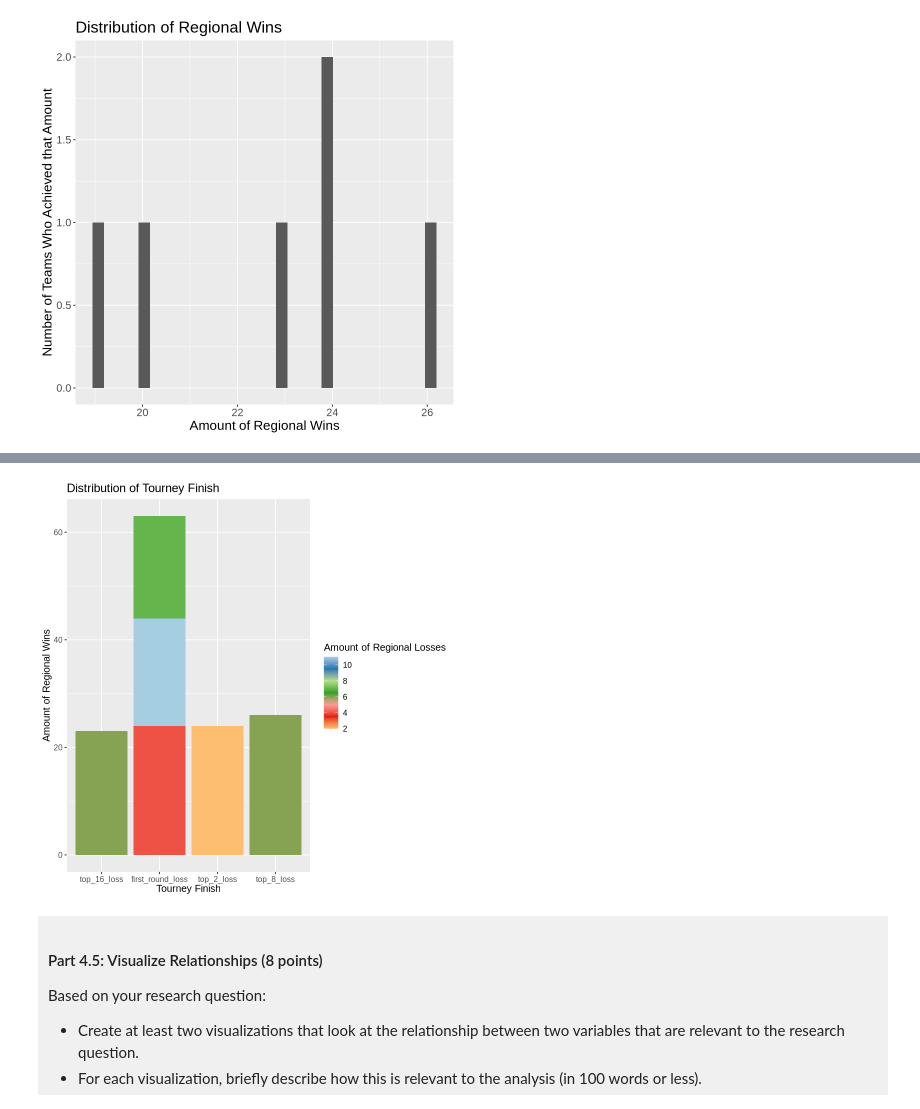
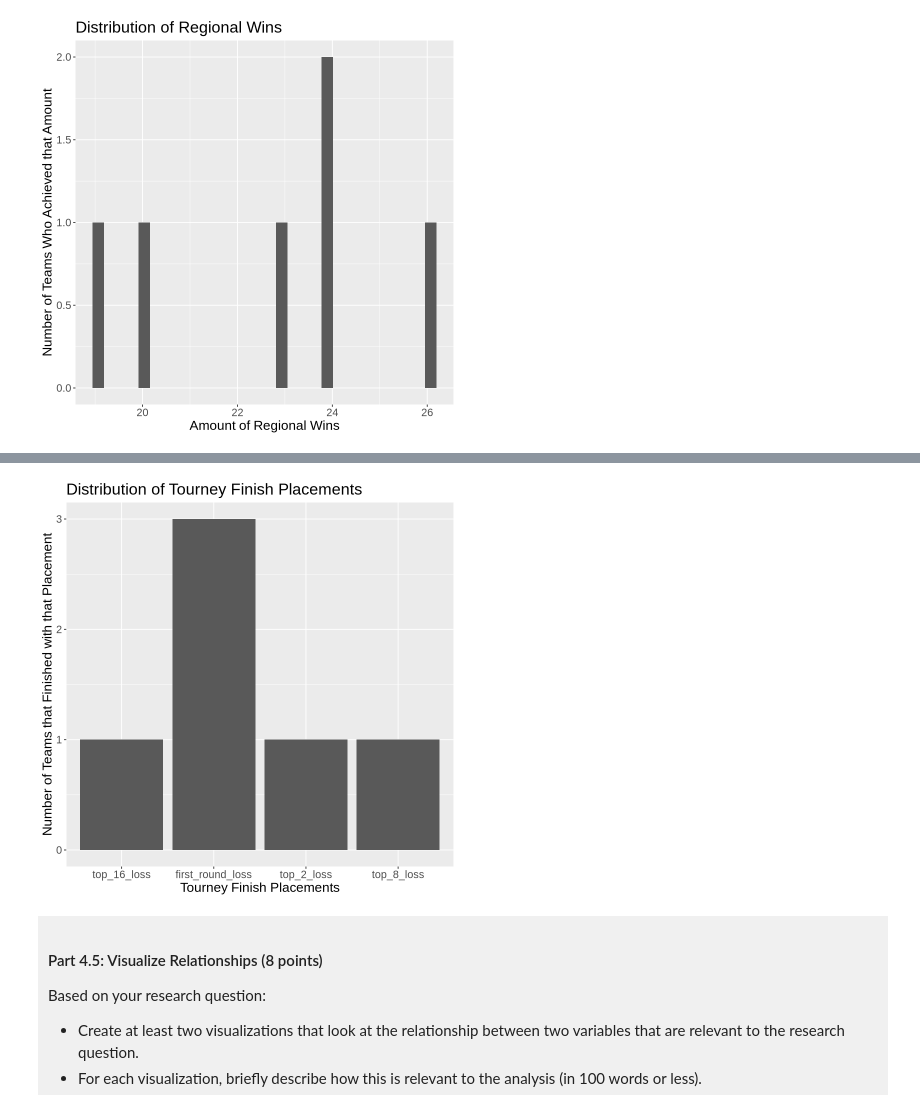
Before and after one commit to melodyl000/DSCI-Project-Melody, a Jupyter notebook: dsci-100-project-notebook.ipynb, the cells around one changed output, grey strips where cells are left out. Saved outputs shown, nothing was run; the diff lists cells and outputs as text; code cells hidden in the pictures.

```diff
--- a/dsci-100-project-notebook.ipynb
+++ b/dsci-100-project-notebook.ipynb
@@ -312,9 +307,9 @@ display.brewer.all(colorblindFriendly = TRUE)
 # %%
-plot_2<-ggplot(basketball_tidy, aes(x=tourney_finish, y=reg_wins, fill=reg_losses))+
-                geom_bar(stat="identity")+
-                labs(x="Tourney Finish", y="Amount of Regional Wins", fill="Amount of Regional Losses")+
-                ggtitle("Distribution of Tourney Finish")+
-                scale_fill_distiller(palette="Paired")+
-                theme(text=element_text(size=12))
+plot_2<-ggplot(basketball_tidy, aes(x=tourney_finish))+
+                geom_histogram(stat="count", bins=30)+
+                xlab("Tourney Finish Placements")+
+                ylab("Number of Teams that Finished with that Placement")+
+                ggtitle("Distribution of Tourney Finish Placements")+
+                theme(text=element_text(size=16))
 plot_2
 # %% [output]
@@ -321 +318 @@ plot_2
-[figure, old version]
+[figure, new version]
```
Also changed, not shown: parts of 5 cells of this notebook.
